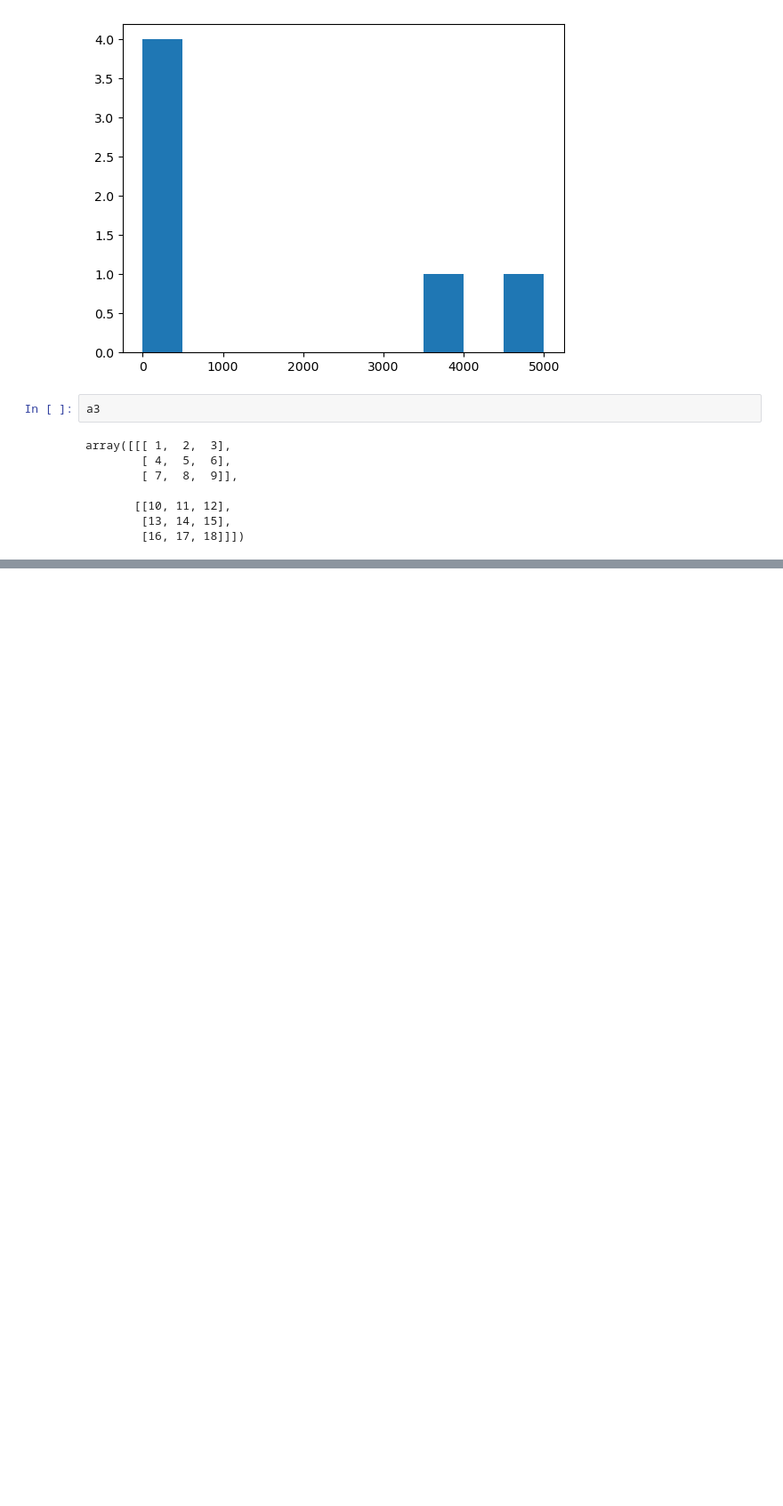
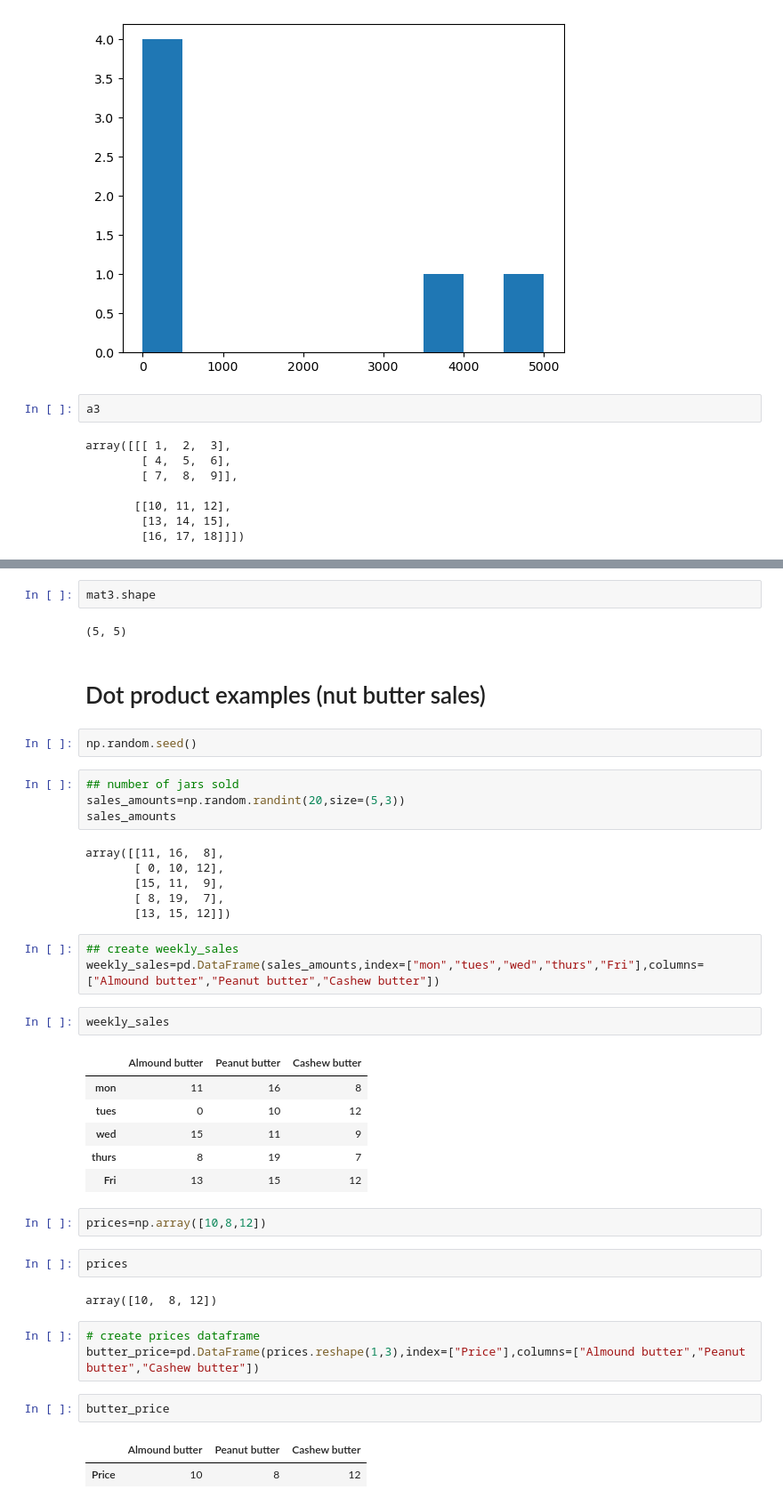
Before and after one commit to Asmit-Dhakal/Machine_Learning, a Jupyter notebook: Introduction to numpy.ipynb, the cells around one changed output, grey strips where cells are left out. Shown at 89% size. Drawn from its saved outputs; the diff is of its cells as text; blank space fills up the shorter version.

```diff
--- a/Introduction to numpy.ipynb
+++ b/Introduction to numpy.ipynb
@@ -355,0 +335,44 @@ weekly_sales=pd.DataFrame(sales_amounts,index=["mon","tues","wed","thurs","Fri"]
+# %%
+mat3.shape
+# %% [output]
+(5, 5)
+# %% [markdown]
+# Dot product examples (nut butter sales)
+# %%
+np.random.seed()
+# %%
+## number of jars sold
+sales_amounts=np.random.randint(20,size=(5,3))
+sales_amounts
+# %% [output]
+array([[11, 16,  8],
+       [ 0, 10, 12],
+       [15, 11,  9],
+       [ 8, 19,  7],
+       [13, 15, 12]])
+# %%
+## create weekly_sales
+weekly_sales=pd.DataFrame(sales_amounts,index=["mon","tues","wed","thurs","Fri"],columns=["Almound butter","Peanut butter","Cashew butter"])
+# %%
+weekly_sales
+# %% [output]
+|  | Almound butter | Peanut butter | Cashew butter |
+| mon | 11 | 16 | 8 |
+| tues | 0 | 10 | 12 |
+| wed | 15 | 11 | 9 |
+| thurs | 8 | 19 | 7 |
+| Fri | 13 | 15 | 12 |
+# %%
+prices=np.array([10,8,12])
+# %%
+prices
+# %% [output]
+array([10,  8, 12])
+# %%
+# create prices dataframe
+butter_price=pd.DataFrame(prices.reshape(1,3),index=["Price"],columns=["Almound butter","Peanut butter","Cashew butter"])
+# %%
+butter_price
+# %% [output]
+|  | Almound butter | Peanut butter | Cashew butter |
+| Price | 10 | 8 | 12 |
```
Also changed, not shown: parts of 55 cells of this notebook.
